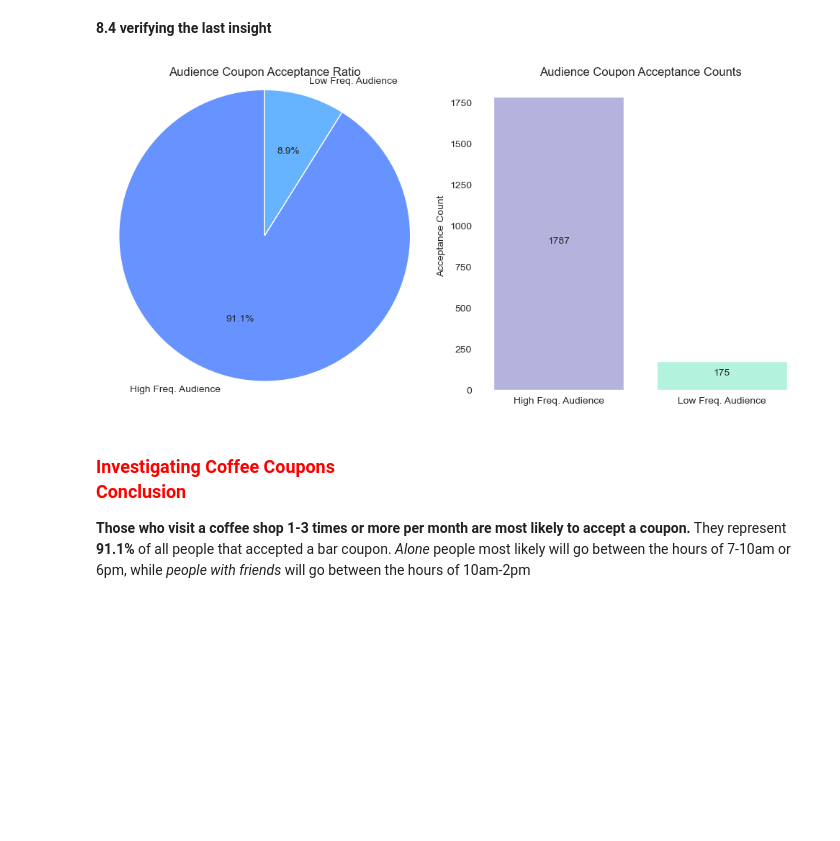
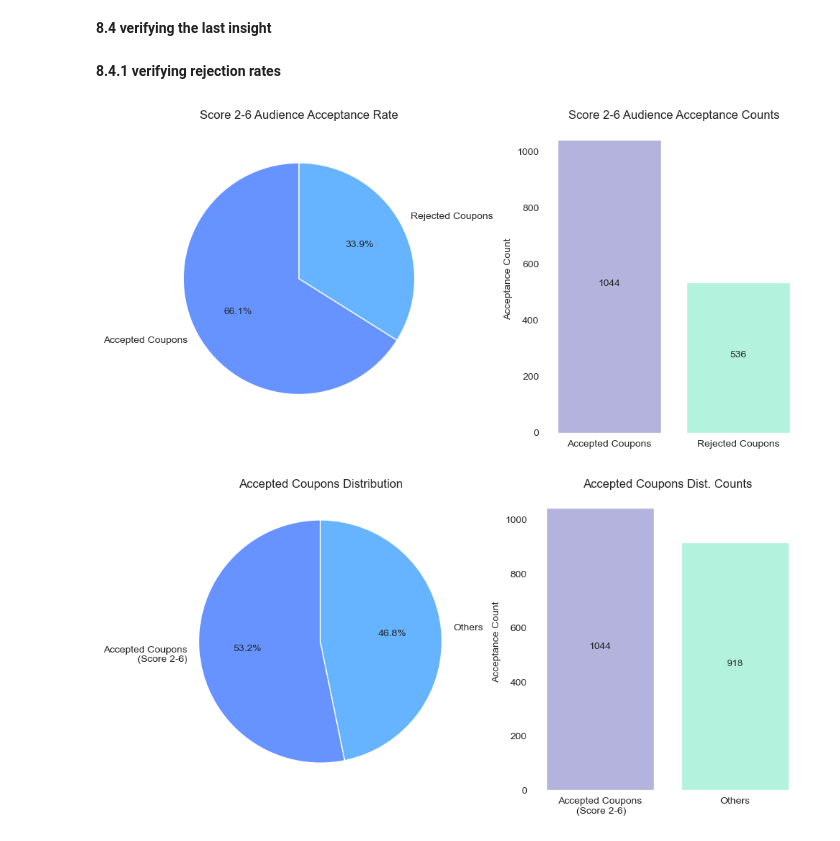
Before and after one commit to memozac-gbz/coupons, a Jupyter notebook: prompt.ipynb, the cells around one changed output. Cells and saved outputs as stored; diff of their text form; code cells hidden in the pictures; blank space fills up the shorter version.

```diff
--- a/prompt.ipynb
+++ b/prompt.ipynb
@@ -886,4 +886,20 @@ generate_boxplot(size=[coffee_accepted_coupons, coffee_rejected_coupons],
 **<font color='blue'>INSIGHT: </font>** *people that visit a coffee shop 1-3 times or more per month are most likely to accept a coupon.*
 # %% [markdown]
 **8.4 verifying the last insight**
+# %% [markdown]
+**8.4.1 verifying rejection rates**
+# %%
+d_ans8_4_1 = coffee_coupons.query('Y == 1 & CoffeeHouse in (2,6)')['CoffeeHouse'].dropna().count()
+ans8_4_1 = d_ans8_4_1/total_accepted_coffee_coupons*100
+# print(d_ans8_4_1)
+d_ans8_4_2 = coffee_coupons.query('Y == 0 & CoffeeHouse in (2,6)')['CoffeeHouse'].dropna().count()
+# print(d_ans8_4_2)
+ans8_2_2 = d_ans8_4_2/total_accepted_coffee_coupons*100
+# %%
+generate_pie_bar_duo([d_ans8_4_1, d_ans8_4_2], ['Accepted Coupons', 'Rejected Coupons'],
+                     pie_title='Score 2-6 Audience Acceptance Rate',
+                     bar_title='Score 2-6 Audience Acceptance Counts',
+                     filename='plot8_4_1.png')
+# %% [output]
+[figure, added]
 # %%
@@ -894,9 +911,8 @@ d_ans8_4_2 = coffee_coupons.query('Y == 1 & CoffeeHouse < 1')['CoffeeHouse'].dro
 ans8_2_2 = d_ans8_4_2/total_accepted_coffee_coupons*100
-# %%
-generate_pie_bar_duo([d_ans8_4_1, d_ans8_4_2], ['High Freq. Audience', 'Low Freq. Audience'], filename='plot8_4.png')
-# %% [output]
-[figure, removed]
-# %% [markdown]
-### <font color='red'>Investigating Coffee Coupons<br>Conclusion</font>
-
-**Those who visit a coffee shop 1-3 times or more per month are most likely to accept a coupon.** They represent **91.1%** of all people that accepted a bar coupon. *Alone* people most likely will go between the hours of 7-10am or 6pm, while *people with friends* will go between the hours of 10am-2pm
+# %%
+generate_pie_bar_duo([d_ans8_4_1, d_ans8_4_2], ['Accepted Coupons\n (Score 2-6)', 'Others'],
+                     pie_title='Accepted Coupons Distribution',
+                     bar_title='Accepted Coupons Dist. Counts',
+                     filename='plot8_4_2.png')
+# %% [output]
+[figure, added]
```
Also changed, not shown: parts of 4 cells of this notebook, 5 other files.
